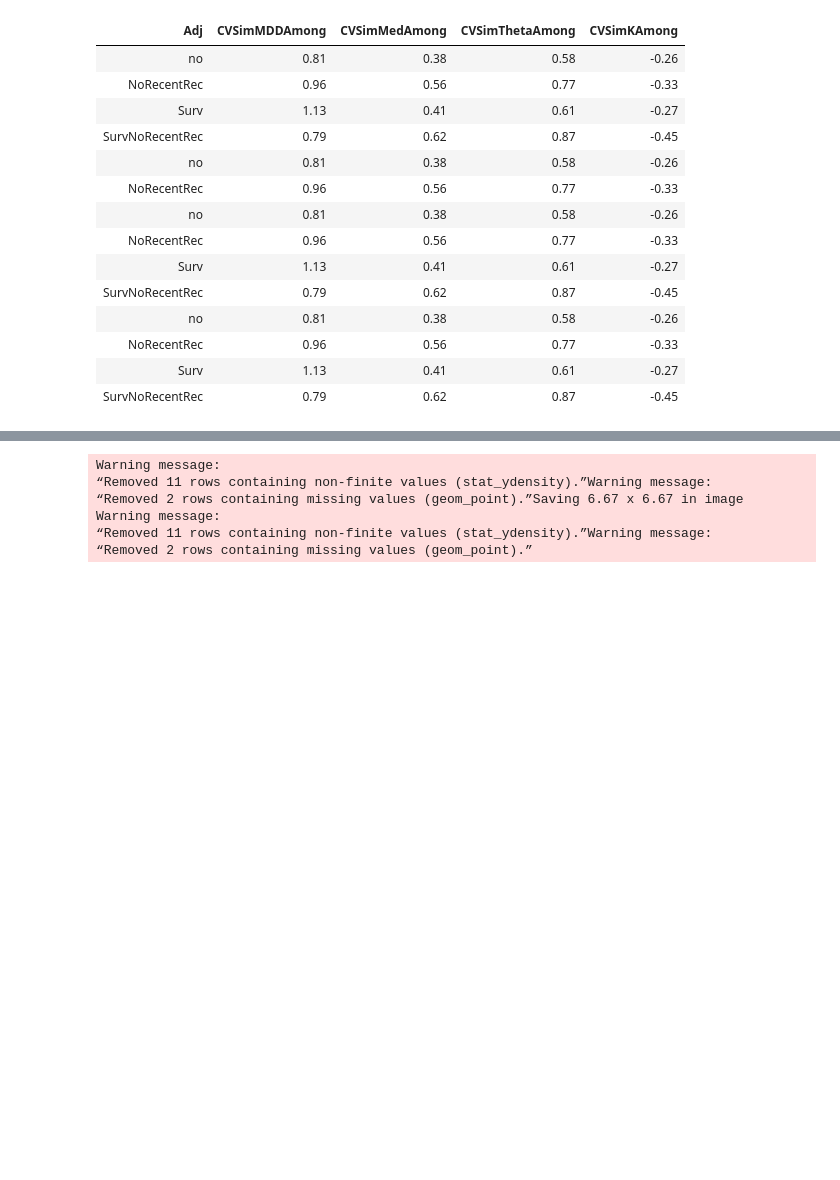
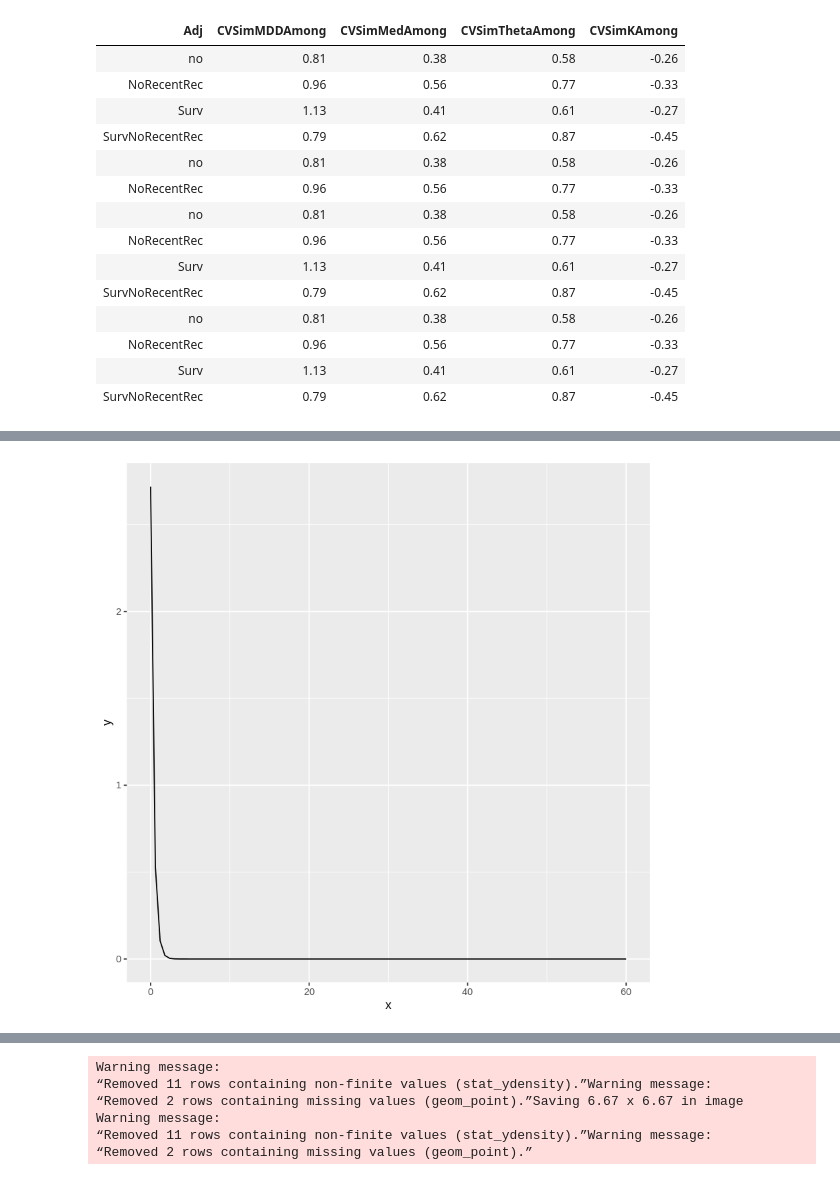
Before and after one commit to pinskylab/CamotesROMS, a Jupyter notebook: notebooks/process_ROMS_kernels.ipynb, the cells around one changed output, grey strips where cells are left out. Drawn from its saved outputs; the diff is of its cells as text; code cells hidden in the pictures; blank space fills up the shorter version.

Commit message:
trying to plot the kernels, stuck in the pdf loop, letting it go

```diff
--- a/notebooks/process_ROMS_kernels.ipynb
+++ b/notebooks/process_ROMS_kernels.ipynb
@@ -385,0 +366,8 @@ Adding missing grouping variables: `Adj`
+# %%
+#make kernel plots
+plot <- ggplot(data = data.frame(x = seq(0,60,0.1)), mapping = aes(x = x))
+# %%
+
+plot + stat_function(fun = predicted_disp)
+# %% [output]
+[figure, added]
```
Also changed, not shown: parts of 23 cells of this notebook, 4 other files.
